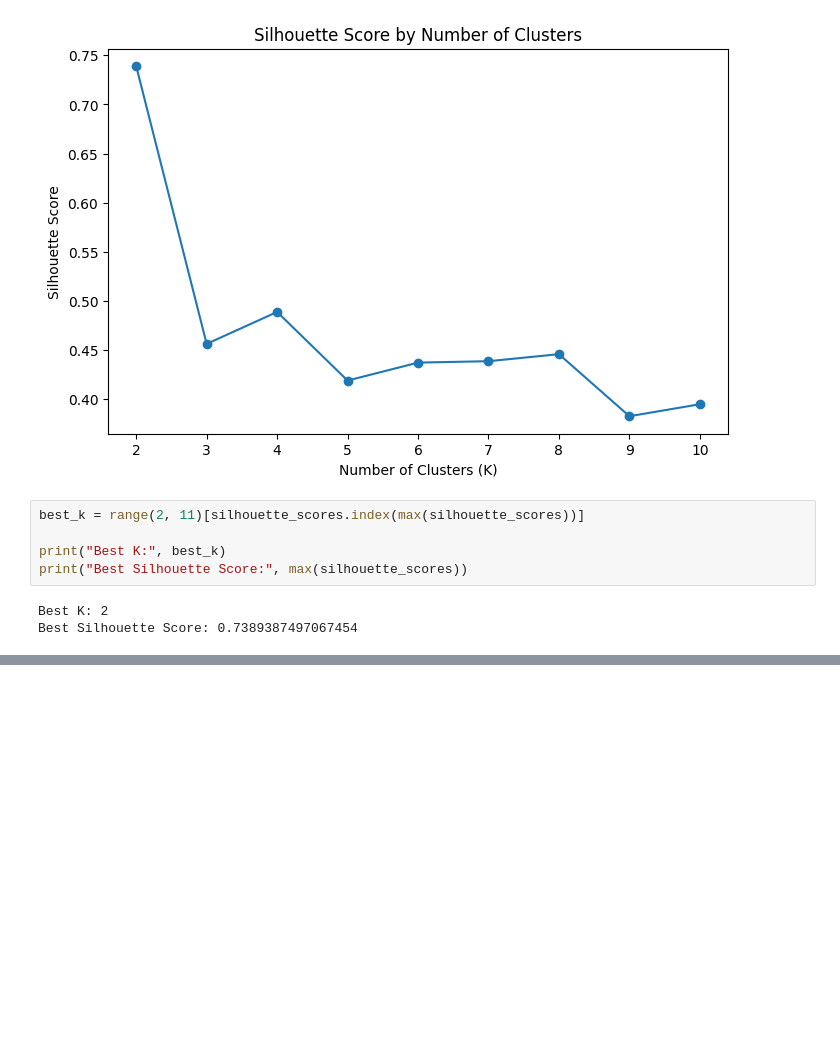
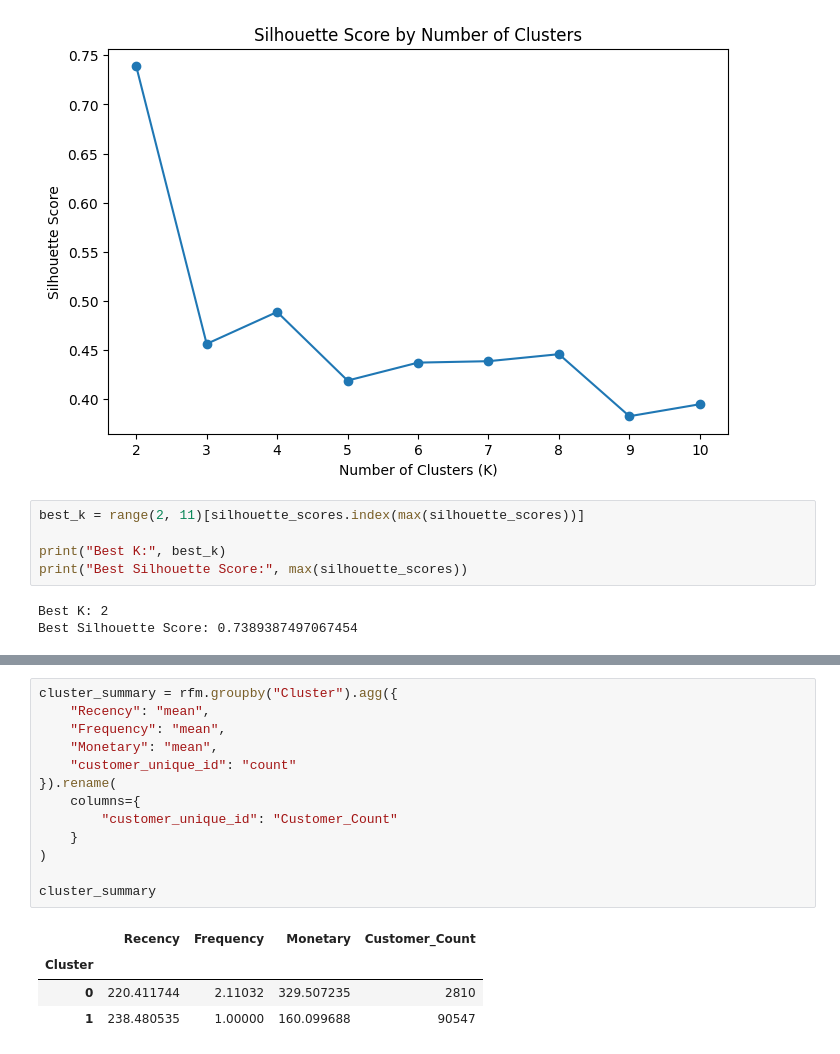
Before and after one commit to C026-01-0774-2023-NewtonOlando/segmentation, a Jupyter notebook: customersegmentation.ipynb, the cells around one changed output, grey strips where cells are left out. Saved outputs shown, nothing was run; the diff lists cells and outputs as text; blank space fills up the shorter version.

```diff
--- a/customersegmentation.ipynb
+++ b/customersegmentation.ipynb
@@ -273,0 +303,18 @@ Best Silhouette Score: 0.7389387497067454
+# %%
+cluster_summary = rfm.groupby("Cluster").agg({
+    "Recency": "mean",
+    "Frequency": "mean",
+    "Monetary": "mean",
+    "customer_unique_id": "count"
+}).rename(
+    columns={
+        "customer_unique_id": "Customer_Count"
+    }
+)
+
+cluster_summary
+# %% [output]
+|  | Recency | Frequency | Monetary | Customer_Count |
+| Cluster |  |  |  |  |
+| 0 | 220.411744 | 2.11032 | 329.507235 | 2810 |
+| 1 | 238.480535 | 1.00000 | 160.099688 | 90547 |
```
Also changed, not shown: parts of 4 cells of this notebook.
